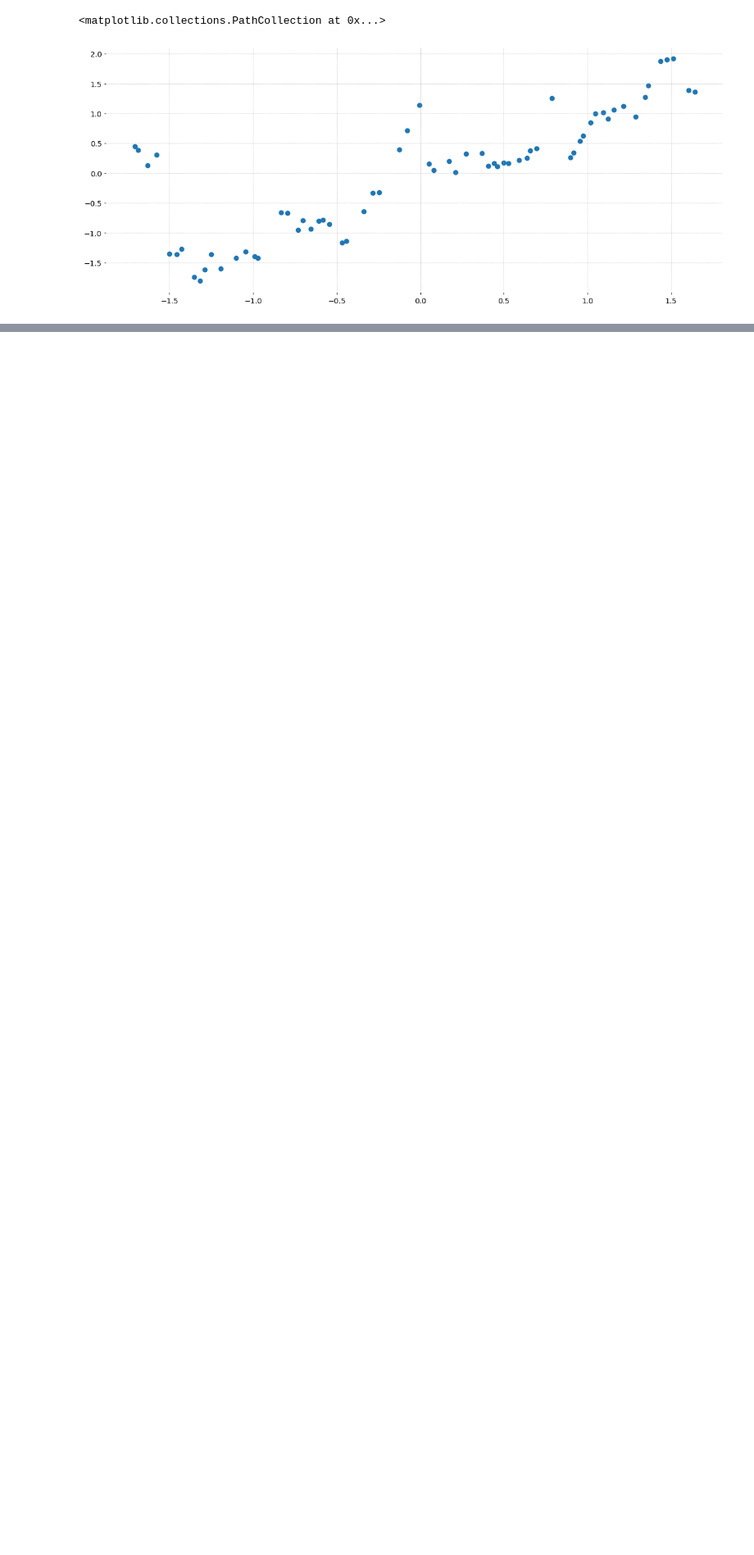
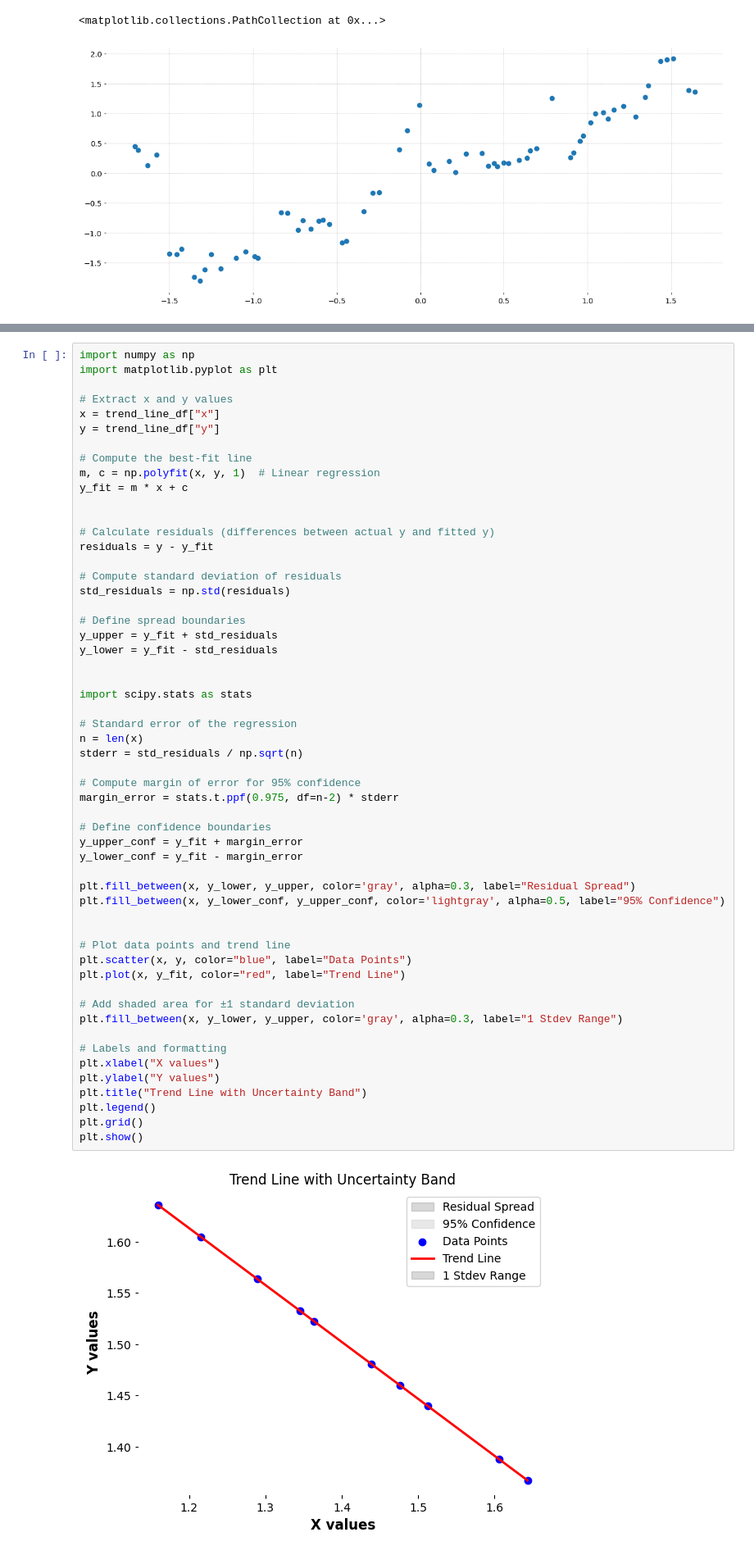
Before and after one commit to Abhijithv61/Price-Action-Trend-Line, a Jupyter notebook: trend_line.ipynb, the cells around one changed output, grey strips where cells are left out. Shown at 82% size. Drawn from its saved outputs; the diff is of its cells as text; blank space fills up the shorter version.

Commit message:
standard dev spread

```diff
--- a/trend_line.ipynb
+++ b/trend_line.ipynb
@@ -145,0 +167,57 @@ x[0]-x[-1]
+# %%
+import numpy as np
+import matplotlib.pyplot as plt
+
+# Extract x and y values
+x = trend_line_df["x"]
+y = trend_line_df["y"]
+
+# Compute the best-fit line
+m, c = np.polyfit(x, y, 1)  # Linear regression
+y_fit = m * x + c
+
+
+# Calculate residuals (differences between actual y and fitted y)
+residuals = y - y_fit
+
+# Compute standard deviation of residuals
+std_residuals = np.std(residuals)
+
+# Define spread boundaries
+y_upper = y_fit + std_residuals
+y_lower = y_fit - std_residuals
+
+
+import scipy.stats as stats
+
+# Standard error of the regression
+n = len(x)
+stderr = std_residuals / np.sqrt(n)
+
+# Compute margin of error for 95% confidence
+margin_error = stats.t.ppf(0.975, df=n-2) * stderr
+
+# Define confidence boundaries
+y_upper_conf = y_fit + margin_error
+y_lower_conf = y_fit - margin_error
+
+plt.fill_between(x, y_lower, y_upper, color='gray', alpha=0.3, label="Residual Spread")
+plt.fill_between(x, y_lower_conf, y_upper_conf, color='lightgray', alpha=0.5, label="95% Confidence")
+
+
+# Plot data points and trend line
+plt.scatter(x, y, color="blue", label="Data Points")
+plt.plot(x, y_fit, color="red", label="Trend Line")
+
+# Add shaded area for ±1 standard deviation
+plt.fill_between(x, y_lower, y_upper, color='gray', alpha=0.3, label="1 Stdev Range")
+
+# Labels and formatting
+plt.xlabel("X values")
+plt.ylabel("Y values")
+plt.title("Trend Line with Uncertainty Band")
+plt.legend()
+plt.grid()
+plt.show()
+# %% [output]
+[figure, added]
```
Also changed, not shown: parts of 7 cells of this notebook.
